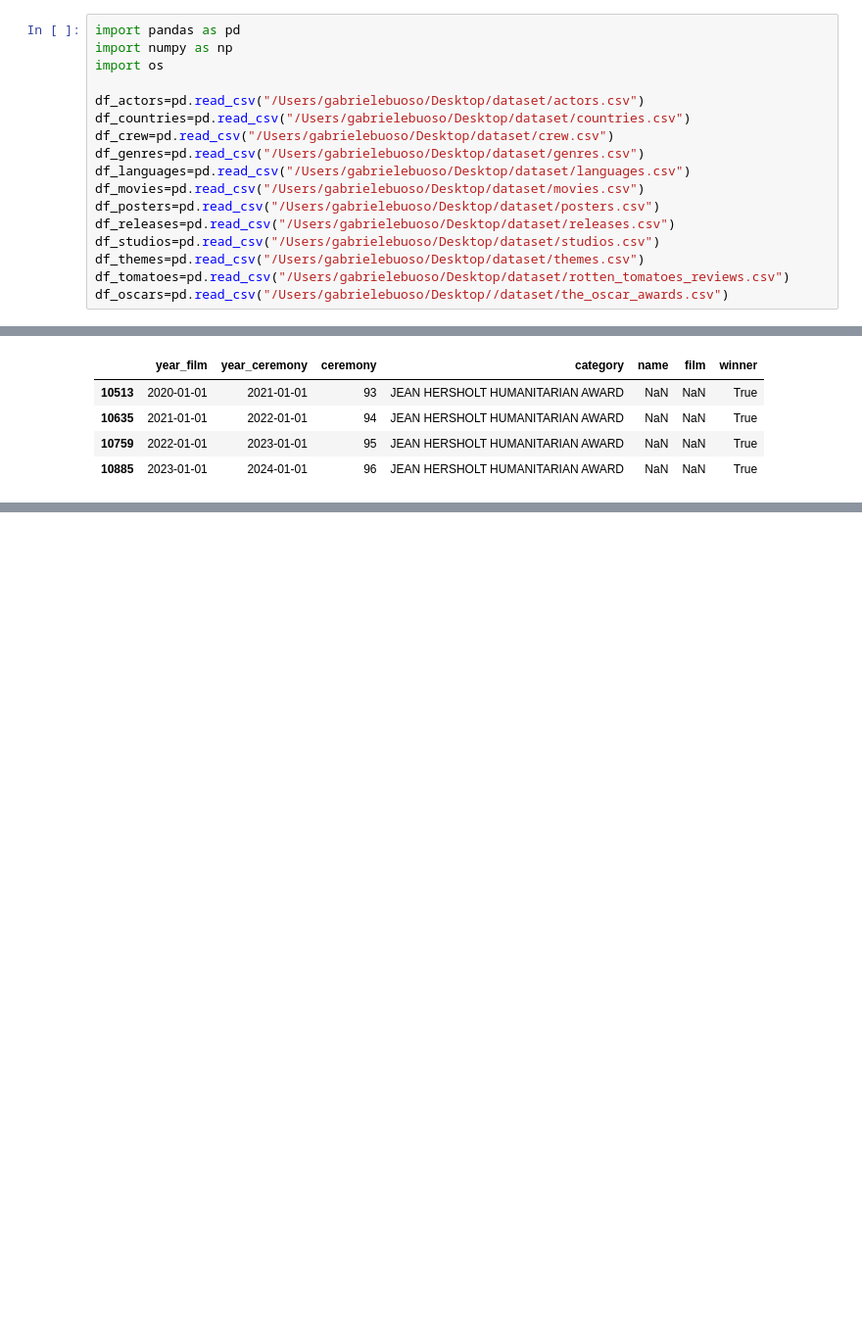
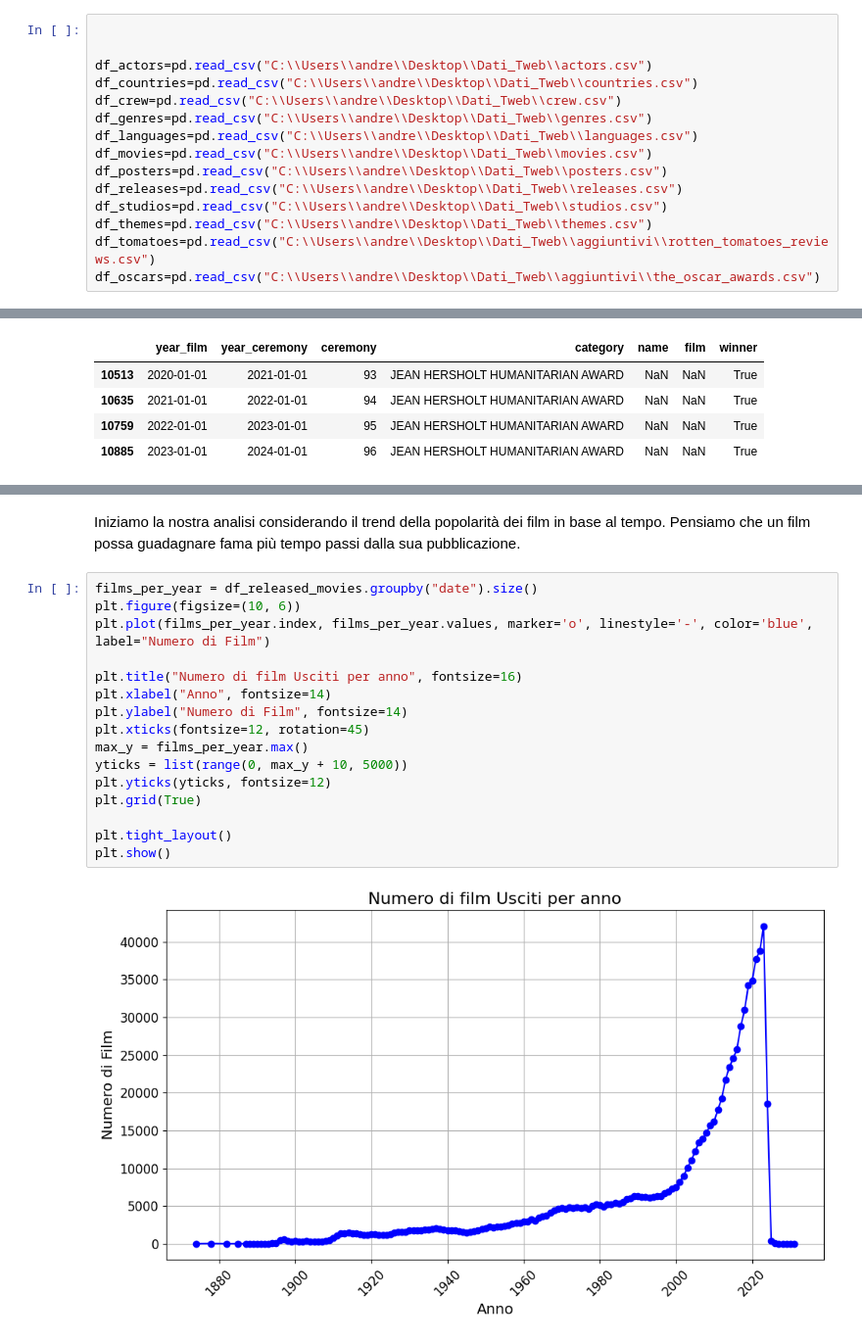
Before and after one commit to GabrieBu/freshcarrots, a Jupyter notebook: ium_Notebook/Cleaning.ipynb, the cells around one changed output, grey strips where cells are left out. Shown at 98% size. Cells and saved outputs as stored; diff of their text form; blank space fills up the shorter version.

```diff
--- a/ium_Notebook/Cleaning.ipynb
+++ b/ium_Notebook/Cleaning.ipynb
@@ -1,19 +9,17 @@
 # %%
-import pandas as pd
-import numpy as np
-import os
 
-df_actors=pd.read_csv("/Users/gabrielebuoso/Desktop/dataset/actors.csv")
-df_countries=pd.read_csv("/Users/gabrielebuoso/Desktop/dataset/countries.csv")
-df_crew=pd.read_csv("/Users/gabrielebuoso/Desktop/dataset/crew.csv")
-df_genres=pd.read_csv("/Users/gabrielebuoso/Desktop/dataset/genres.csv")
-df_languages=pd.read_csv("/Users/gabrielebuoso/Desktop/dataset/languages.csv")
-df_movies=pd.read_csv("/Users/gabrielebuoso/Desktop/dataset/movies.csv")
-df_posters=pd.read_csv("/Users/gabrielebuoso/Desktop/dataset/posters.csv")
-df_releases=pd.read_csv("/Users/gabrielebuoso/Desktop/dataset/releases.csv")
-df_studios=pd.read_csv("/Users/gabrielebuoso/Desktop/dataset/studios.csv")
-df_themes=pd.read_csv("/Users/gabrielebuoso/Desktop/dataset/themes.csv")
-df_tomatoes=pd.read_csv("/Users/gabrielebuoso/Desktop/dataset/rotten_tomatoes_reviews.csv")
-df_oscars=pd.read_csv("/Users/gabrielebuoso/Desktop//dataset/the_oscar_awards.csv")
+
+df_actors=pd.read_csv("C:\\Users\\andre\\Desktop\\Dati_Tweb\\actors.csv")
+df_countries=pd.read_csv("C:\\Users\\andre\\Desktop\\Dati_Tweb\\countries.csv")
+df_crew=pd.read_csv("C:\\Users\\andre\\Desktop\\Dati_Tweb\\crew.csv")
+df_genres=pd.read_csv("C:\\Users\\andre\\Desktop\\Dati_Tweb\\genres.csv")
+df_languages=pd.read_csv("C:\\Users\\andre\\Desktop\\Dati_Tweb\\languages.csv")
+df_movies=pd.read_csv("C:\\Users\\andre\\Desktop\\Dati_Tweb\\movies.csv")
+df_posters=pd.read_csv("C:\\Users\\andre\\Desktop\\Dati_Tweb\\posters.csv")
+df_releases=pd.read_csv("C:\\Users\\andre\\Desktop\\Dati_Tweb\\releases.csv")
+df_studios=pd.read_csv("C:\\Users\\andre\\Desktop\\Dati_Tweb\\studios.csv")
+df_themes=pd.read_csv("C:\\Users\\andre\\Desktop\\Dati_Tweb\\themes.csv")
+df_tomatoes=pd.read_csv("C:\\Users\\andre\\Desktop\\Dati_Tweb\\aggiuntivi\\rotten_tomatoes_reviews.csv")
+df_oscars=pd.read_csv("C:\\Users\\andre\\Desktop\\Dati_Tweb\\aggiuntivi\\the_oscar_awards.csv")
 # %% [markdown]
 # Data Cleaning
@@ -669,0 +695,21 @@ Tutti i dataframe sono stati salvati come file CSV.
+# %% [markdown]
+Iniziamo la nostra analisi considerando il trend della popolarità dei film in base al tempo.
+Pensiamo che un film possa guadagnare fama più tempo passi dalla sua pubblicazione.
+# %%
+films_per_year = df_released_movies.groupby("date").size()
+plt.figure(figsize=(10, 6))
+plt.plot(films_per_year.index, films_per_year.values, marker='o', linestyle='-', color='blue', label="Numero di Film")
+
+plt.title("Numero di film Usciti per anno", fontsize=16)
+plt.xlabel("Anno", fontsize=14)
+plt.ylabel("Numero di Film", fontsize=14)
+plt.xticks(fontsize=12, rotation=45)
+max_y = films_per_year.max()
+yticks = list(range(0, max_y + 10, 5000))
+plt.yticks(yticks, fontsize=12)
+plt.grid(True)
+
+plt.tight_layout()
+plt.show()
+# %% [output]
+[figure, added]
```
Also changed, not shown: parts of 40 cells of this notebook.
